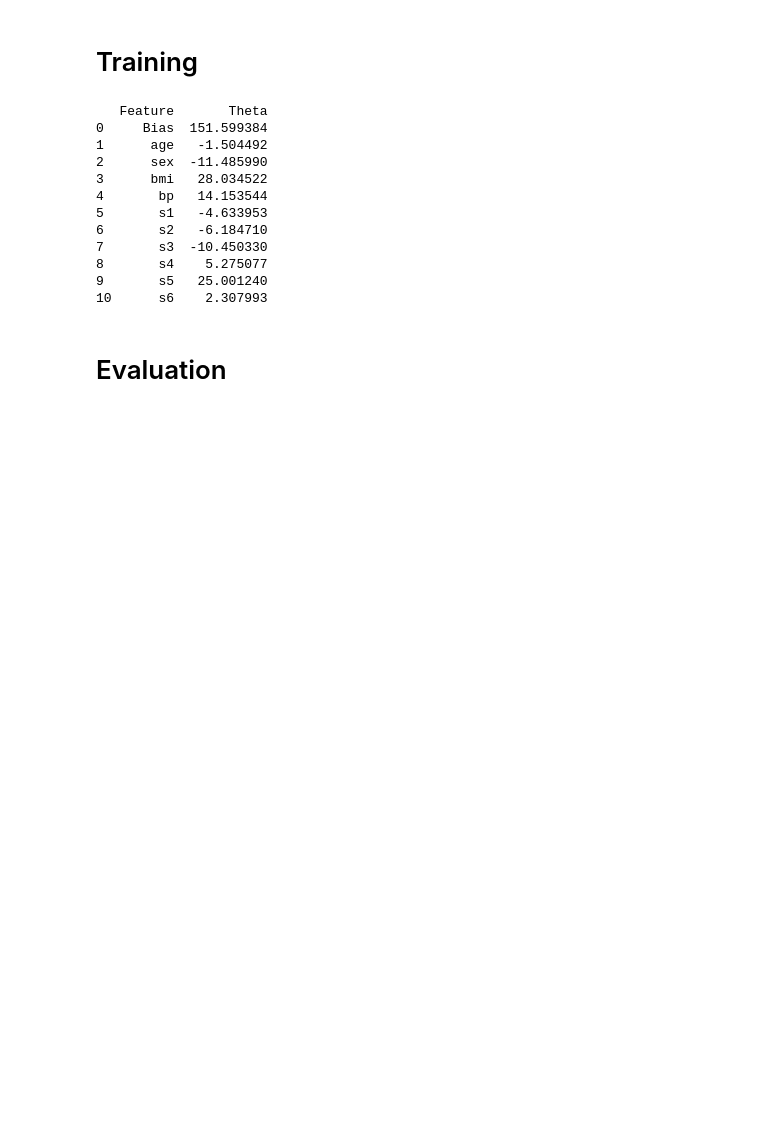
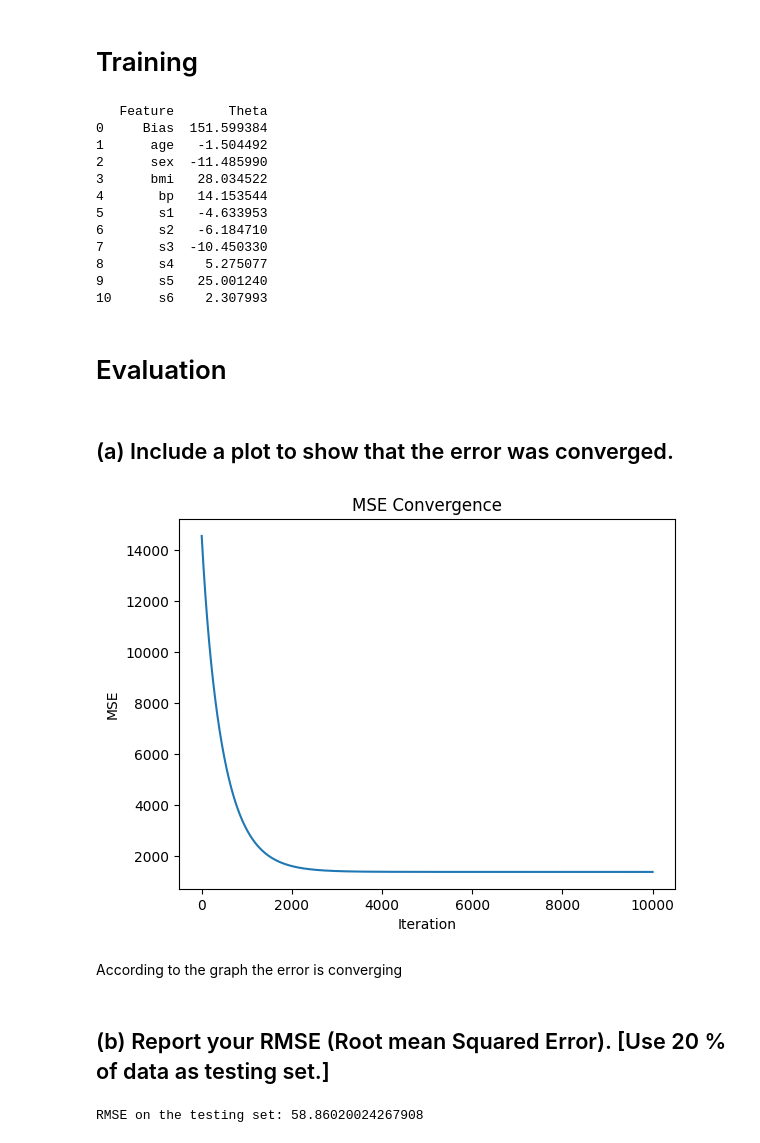
Before and after one commit to vadimegorov13/linear-regression-gradient-descent-diabetes, a Jupyter notebook: multiple_linear_regression.ipynb, the cells around one changed output. Drawn from its saved outputs; the diff is of its cells as text; code cells hidden in the pictures; blank space fills up the shorter version.

```diff
--- a/multiple_linear_regression.ipynb
+++ b/multiple_linear_regression.ipynb
@@ -54,6 +54,16 @@ diabetes_df.head(10)
 X_train, X_test, y_train, y_test = train_test_split(diabetes.data, diabetes.target, test_size=0.2, random_state=0)
 # %% [markdown]
 # Multi Linear Regression Model
+# %%
+def get_set_with_bias(dataset):
+    n = dataset.shape[0]
+
+    # Add bias term to the features
+    #   (n, i) -> (n, i + 1)
+    #   Need this to account for the intercept term (theta_0) in the linear regression model
+    dataset_bias = np.c_[np.ones((n, 1)), dataset]
+
+    return dataset_bias
 # %%
 def cost_function(X, y, alpha=0.01, iters=1000):
   """
@@ -76,7 +86,9 @@ def cost_function(X, y, alpha=0.01, iters=1000):
   i = X.shape[1]
 
   # Add bias term to the features
-  X_bias = np.c_[np.ones((n, 1)), X]
+  #   (n, i) -> (n, i + 1)
+  #   Need this to account for the intercept term (theta_0) in the linear regression model
+  X_bias = get_set_with_bias(X)
 
   # Initiate theta with zeros
   thetas = np.zeros(i + 1)
@@ -86,7 +98,7 @@ def cost_function(X, y, alpha=0.01, iters=1000):
 
   for _ in range(iters):
     # ŷ = θ₀ + θ₁x₁ + θ₂x₂ + ... + θₙxₙ
-    preds = np.dot(X_bias, thetas)
+    preds = X_bias.dot(thetas)
 
     # ŷ - y
     error = preds - y
@@ -95,7 +107,7 @@ def cost_function(X, y, alpha=0.01, iters=1000):
     X_bias_transposed = X_bias.T
 
     # (1/n) × Σ(ŷ⁽ⁱ⁾ - y⁽ⁱ⁾)xⱼ⁽ⁱ⁾
-    gradients = (1 / n) * np.dot(X_bias_transposed, error)
+    gradients = (1 / n) * X_bias_transposed.dot(error)
 
     # θⱼ = θⱼ - α × (1/n) × Σ(ŷ⁽ⁱ⁾ - y⁽ⁱ⁾)xⱼ⁽ⁱ⁾
     thetas = thetas - alpha * gradients
@@ -144,3 +183,26 @@ print(theta_table)
 10      s6    2.307993
 # %% [markdown]
 # Evaluation
+# %% [markdown]
+## (a) Include a plot to show that the error was converged.
+# %%
+# Plot the MSE error
+plt.plot(cost_history)
+plt.xlabel('Iteration')
+plt.ylabel('MSE')
+plt.title('MSE Convergence')
+plt.show()
+# %% [output]
+[figure, added]
+# %% [markdown]
+According to the graph the error is converging
+# %% [markdown]
+## (b) Report your RMSE (Root mean Squared Error). [Use 20 % of data as testing set.]
+# %%
+# Report RMSE using the testing set
+X_test_bias = get_set_with_bias(X_test)
+y_pred = X_test_bias.dot(thetas)
+rmse = np.sqrt(np.mean((y_pred - y_test) ** 2))
+print(f"RMSE on the testing set: {rmse}")
+# %% [output]
+RMSE on the testing set: 58.86020024267908
```
Also changed, not shown: parts of 3 cells of this notebook.
